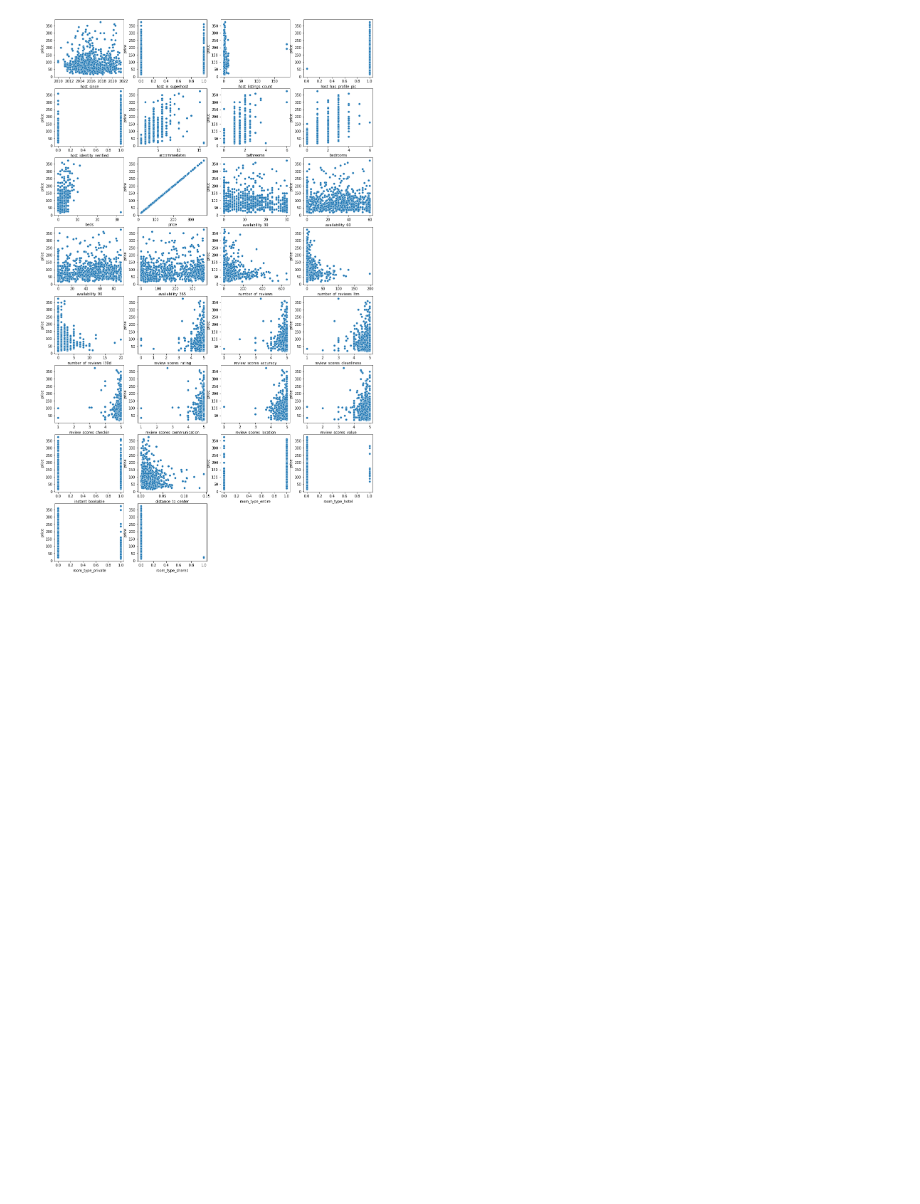
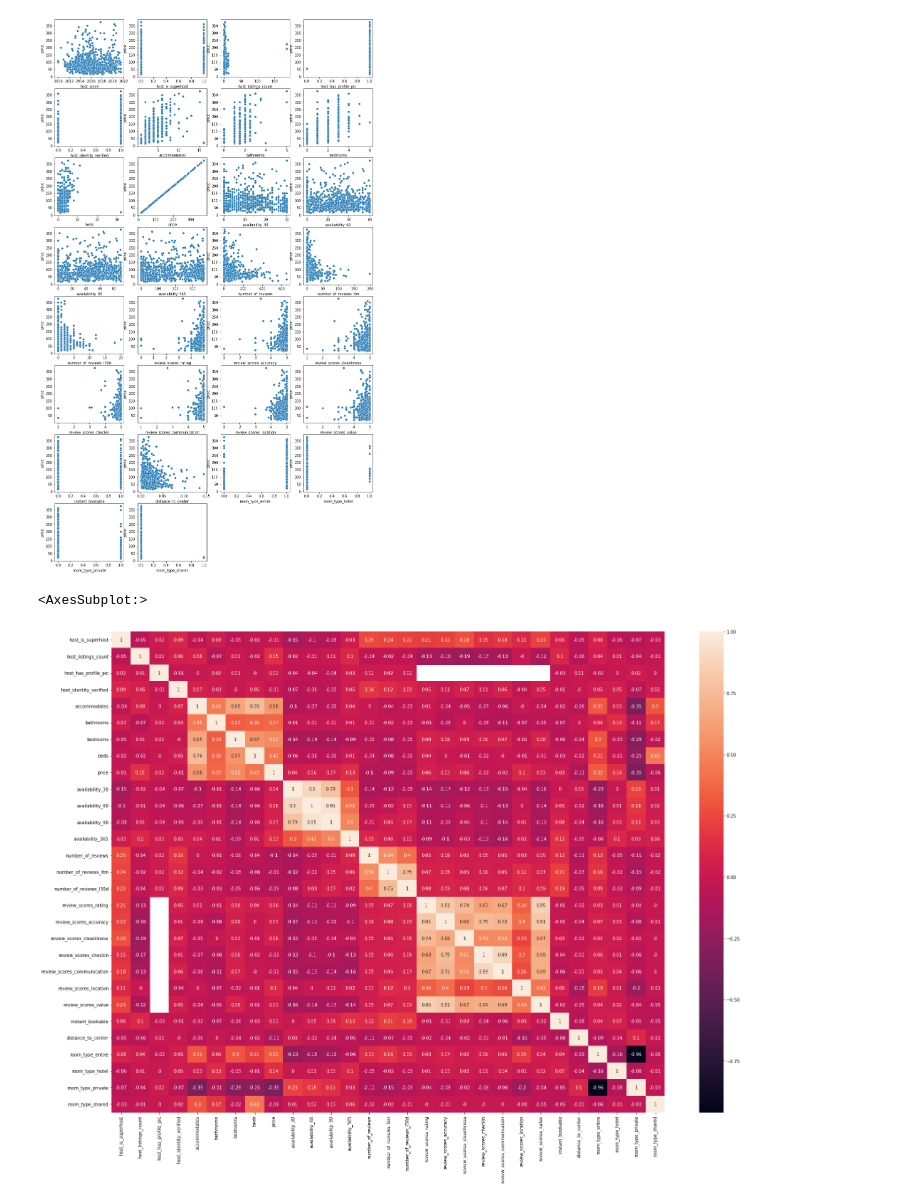
Before and after one commit to tibovdc/ProjectML, a Jupyter notebook: Sprint1.ipynb, the cells around one changed output. Cells and saved outputs as stored; diff of their text form; code cells hidden in the pictures; blank space fills up the shorter version.

```diff
--- a/Sprint1.ipynb
+++ b/Sprint1.ipynb
@@ -278,3 +278,10 @@ for i, k in enumerate(data_cleaned.keys()):
     sns.scatterplot(x=data_cleaned[k], y=data_cleaned["price"])
 # %% [output]
 [figure]
+# %%
+correlation_matrix = data_cleaned.corr().round(2)
+plt.figure(figsize=(28,20))
+sns.heatmap(data=correlation_matrix, annot=True)
+# %% [output]
+<AxesSubplot:>
+[figure, added]
```
